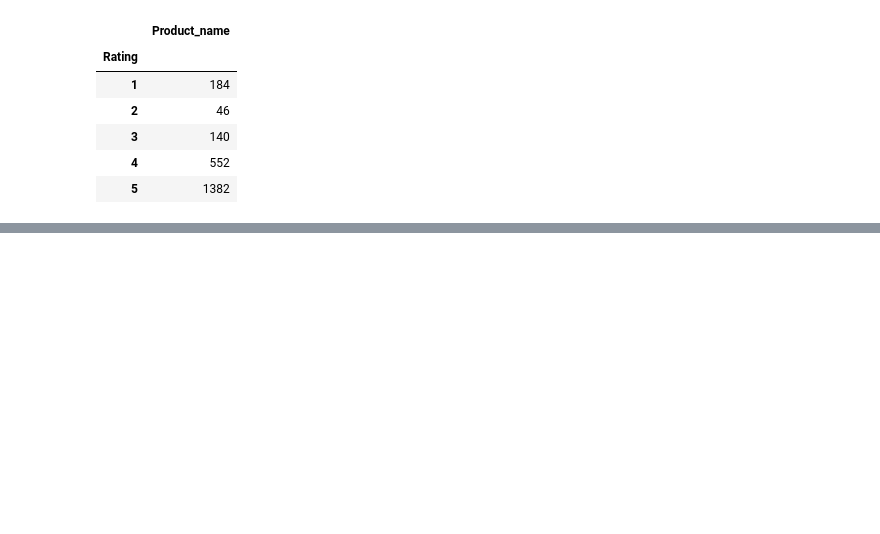
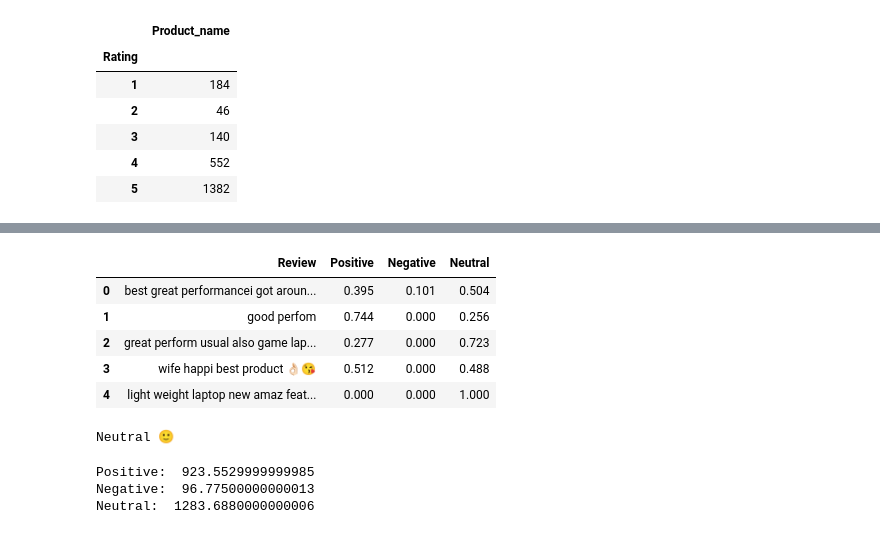
Before and after one commit to danielrodriguez007/Data_Analysis, a Jupyter notebook: Flipkart.ipynb, the cells around one changed output, grey strips where cells are left out. Drawn from its saved outputs; the diff is of its cells as text; code cells hidden in the pictures; blank space fills up the shorter version.

```diff
--- a/Flipkart.ipynb
+++ b/Flipkart.ipynb
@@ -90,0 +91,9 @@ plt.show()
+# %%
+nltk.download('vader_lexicon')
+sentiments = SentimentIntensityAnalyzer()
+data['Positive'] = [sentiments.polarity_scores(i)["pos"] for i in data['Review']]
+data['Negative'] = [sentiments.polarity_scores(i)["neg"] for i in data['Review']]
+data['Neutral'] = [sentiments.polarity_scores(i)["neu"] for i in data['Review']]
+data = data[["Review", "Positive", "Negative", "Neutral"]]
+data.head()
+# %% [output]
@@ -90,0 +102,30 @@ plt.show()
+|  | Review | Positive | Negative | Neutral |
+| 0 | best great performancei got aroun... | 0.395 | 0.101 | 0.504 |
+| 1 | good perfom | 0.744 | 0.000 | 0.256 |
+| 2 | great perform usual also game lap... | 0.277 | 0.000 | 0.723 |
+| 3 | wife happi best product 👌🏻😘 | 0.512 | 0.000 | 0.488 |
+| 4 | light weight laptop new amaz feat... | 0.000 | 0.000 | 1.000 |
+# %%
+x = sum(data["Positive"])
+y = sum(data["Negative"])
+z = sum(data["Neutral"])
+
+def sentiment_score(a, b, c):
+  if(a>b) and (a>c):
+    print("Positive 😊")
+  if(b>a) and (b>c):
+    print("Negative 😠")
+  else:
+    print("Neutral 🙂")
+
+sentiment_score(x ,y ,z)
+# %% [output]
+Neutral 🙂
+# %%
+print("Positive: ", x)
+print("Negative: ", y)
+print("Neutral: ", z)
+# %% [output]
+Positive:  923.5529999999985
+Negative:  96.77500000000013
+Neutral:  1283.6880000000006
```
Also changed, not shown: parts of 2 cells of this notebook.
